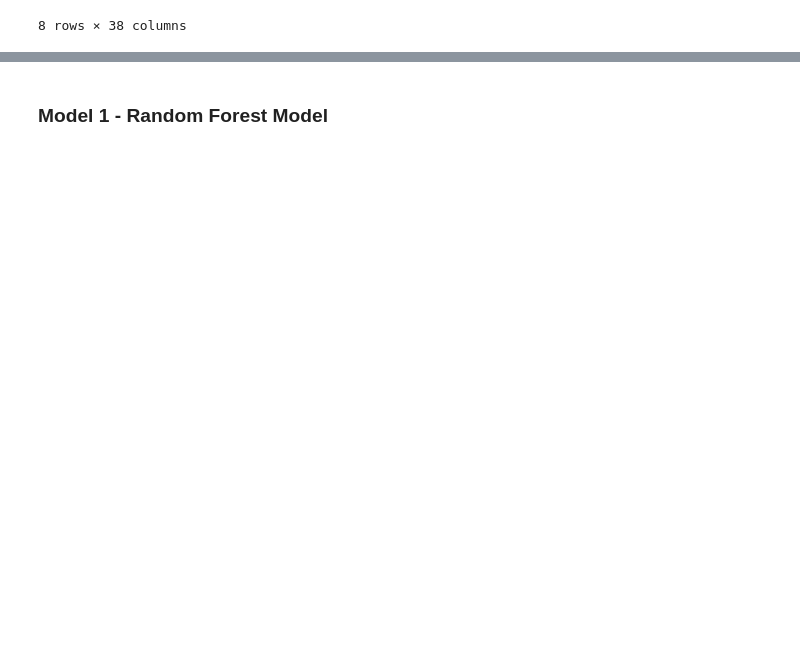
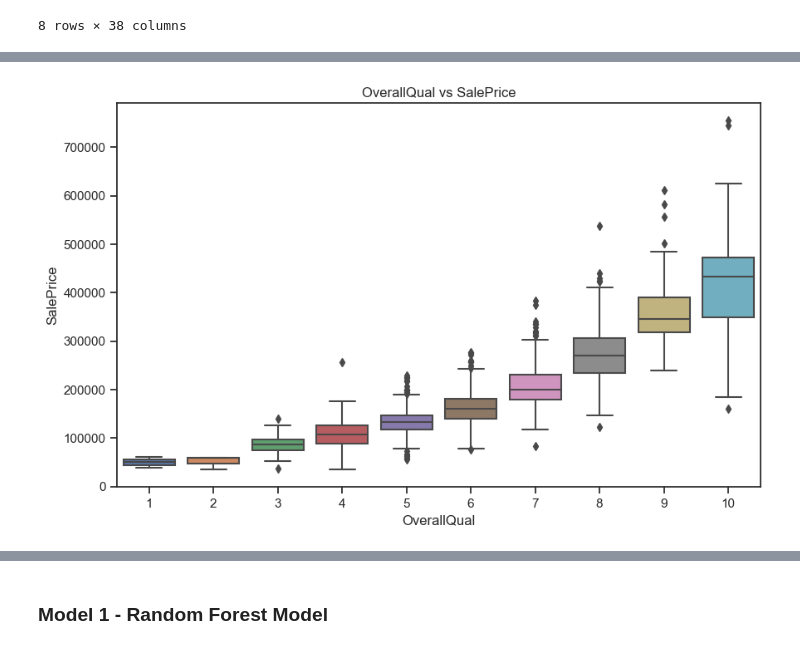
Before and after one commit to wchung1209/predicting_house_prices_ml_models, a Jupyter notebook: code/Saurabh_eda.ipynb, the cells around one changed output, grey strips where cells are left out. Drawn from its saved outputs; the diff is of its cells as text; code cells hidden in the pictures; blank space fills up the shorter version.

```diff
--- a/code/Saurabh_eda.ipynb
+++ b/code/Saurabh_eda.ipynb
@@ -70,0 +90,10 @@ train_data.describe()
+# %%
+# OverallQual vs SalePrice
+plt.figure(figsize=(10, 6))
+sns.boxplot(x='OverallQual', y='SalePrice', data=train_data)
+plt.xlabel('OverallQual')
+plt.ylabel('SalePrice')
+plt.title('OverallQual vs SalePrice')
+plt.show()
+# %% [output]
+[figure, added]
```
Also changed, not shown: parts of 16 cells of this notebook.
